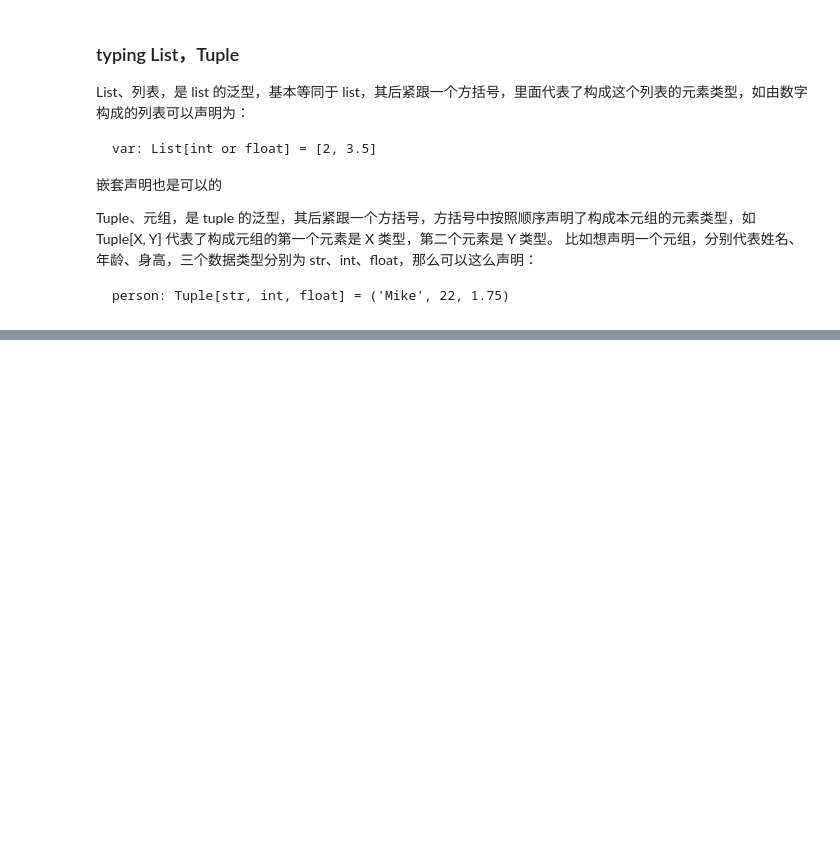
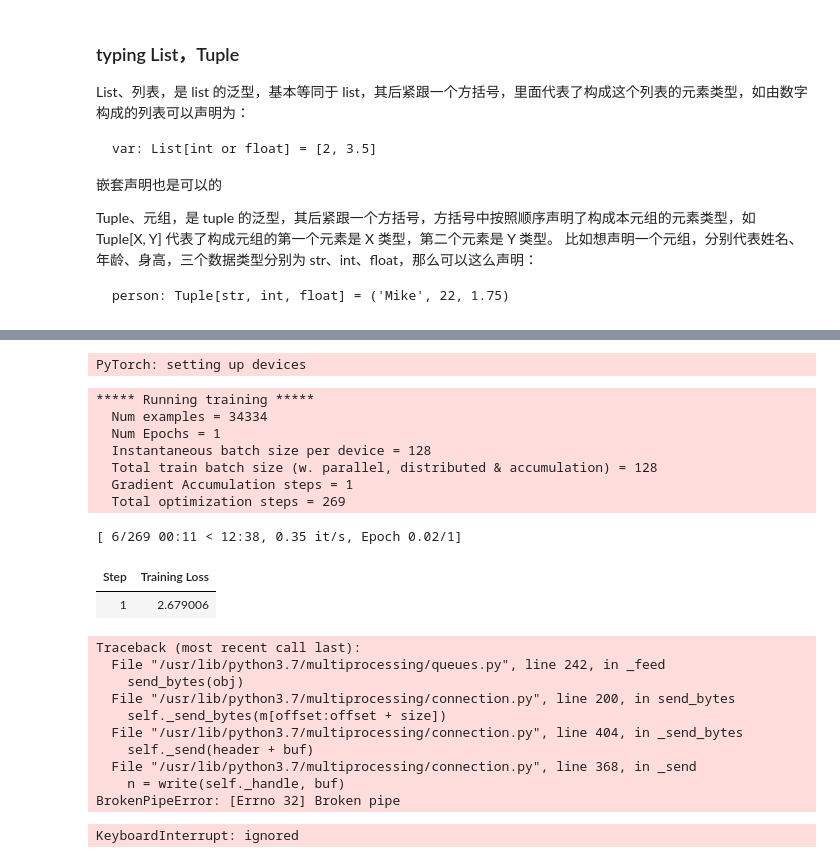
Before and after one commit to shadymcy/Tour-of-NLP, a Jupyter notebook: AFQMC_test/05_self_Adaptive_Pretraining.ipynb, the cells around one changed output, grey strips where cells are left out. Cells and saved outputs as stored; diff of their text form; code cells hidden in the pictures; blank space fills up the shorter version.

```diff
--- a/AFQMC_test/05_self_Adaptive_Pretraining.ipynb
+++ b/AFQMC_test/05_self_Adaptive_Pretraining.ipynb
@@ -490,0 +508,2 @@ class Collator:
+# %%
+data_collator = Collator(max_seq_len = 64, tokenizer = tokenizer, mlm_probability = 0.15)
@@ -490,0 +557,62 @@ class Collator:
+# %%
+logging_dir = os.path.join(output_dir, 'log')
+model_save_dir = os.path.join(output_dir, 'best_model_ckpt')
+tokenizer_and_config = os.path.join(output_dir, 'tokenizer_and_config')
+
+check_dir(model_save_dir)
+check_dir(logging_dir)
+check_dir(tokenizer_and_config)
+# %%
+from transformers import TrainingArguments
+training_args = TrainingArguments(
+    output_dir=output_dir,
+    overwrite_output_dir=True,
+    learning_rate=1e-6,
+    num_train_epochs=1,
+    per_device_train_batch_size=128,
+    save_steps=2000,
+    logging_steps=200,
+    save_total_limit=5,
+    fp16=False,
+    prediction_loss_only=True,
+    logging_dir=logging_dir,
+    logging_first_step=True,
+    dataloader_num_workers=4,
+    disable_tqdm=False,
+    seed=2022
+)
+# %% [output]
+PyTorch: setting up devices
+# %%
+from transformers import Trainer
+#
+trainer = Trainer(
+        model=model,
+        args=training_args,
+        data_collator=data_collator,
+        train_dataset=train_dataset,
+    )
+
+trainer.train()
+# %% [output]
+***** Running training *****
+  Num examples = 34334
+  Num Epochs = 1
+  Instantaneous batch size per device = 128
+  Total train batch size (w. parallel, distributed & accumulation) = 128
+  Gradient Accumulation steps = 1
+  Total optimization steps = 269
+[ 6/269 00:11 < 12:38, 0.35 it/s, Epoch 0.02/1]
+| Step | Training Loss |
+| 1 | 2.679006 |
+Traceback (most recent call last):
+  File "/usr/lib/python3.7/multiprocessing/queues.py", line 242, in _feed
+    send_bytes(obj)
+  File "/usr/lib/python3.7/multiprocessing/connection.py", line 200, in send_bytes
+    self._send_bytes(m[offset:offset + size])
+  File "/usr/lib/python3.7/multiprocessing/connection.py", line 404, in _send_bytes
+    self._send(header + buf)
+  File "/usr/lib/python3.7/multiprocessing/connection.py", line 368, in _send
+    n = write(self._handle, buf)
+BrokenPipeError: [Errno 32] Broken pipe
+KeyboardInterrupt: ignored
```
Also changed, not shown: parts of 10 cells of this notebook.
